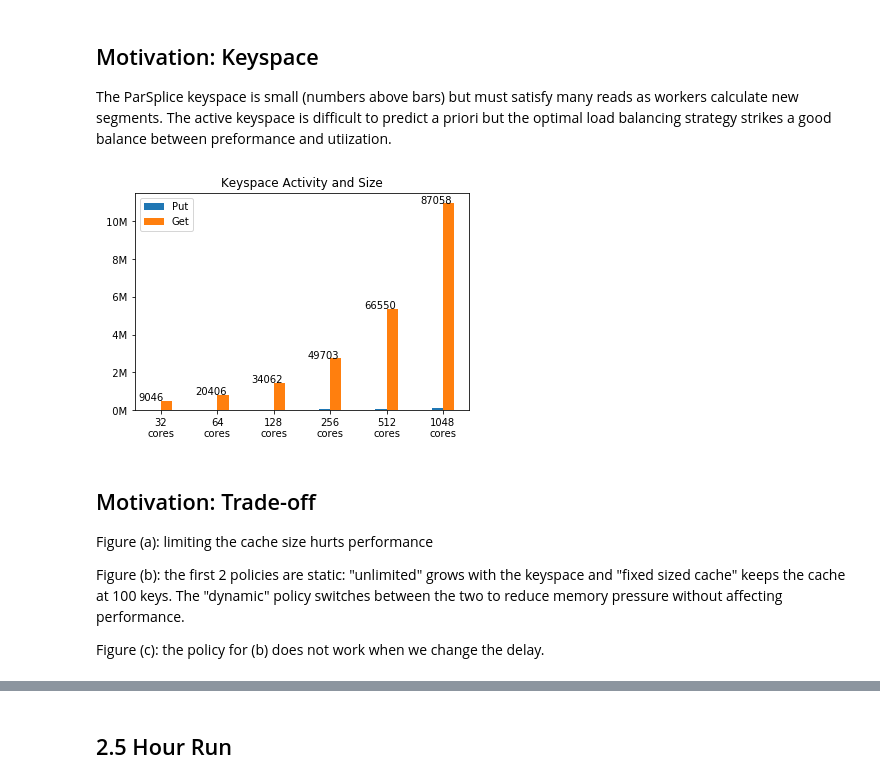
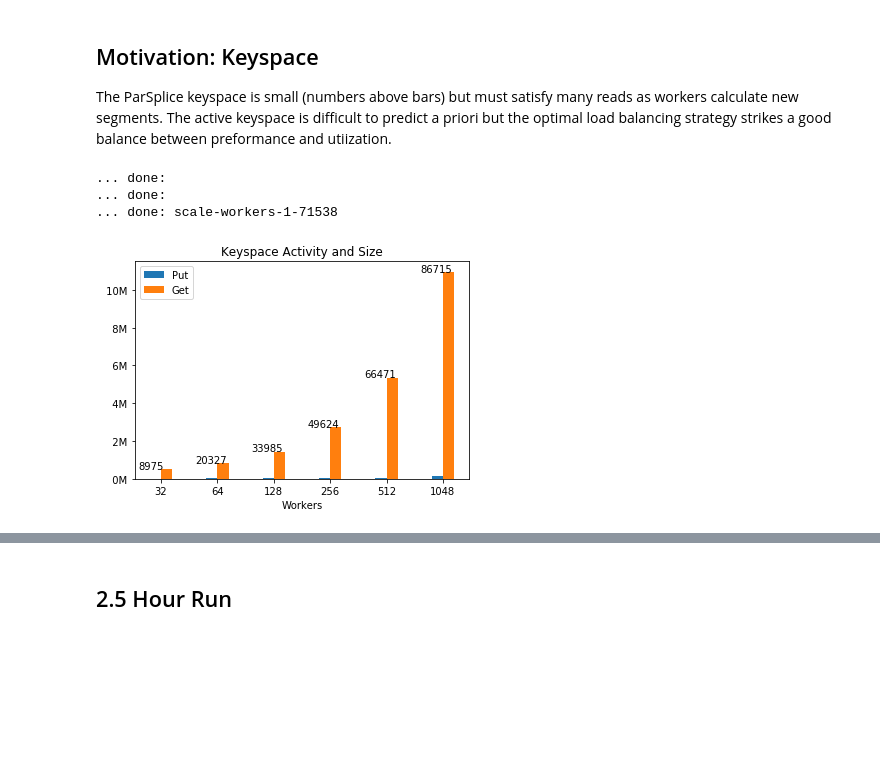
Before and after one commit to michaelsevilla/parsplice-popper, a Jupyter notebook: viz/viz-paper.ipynb, the cells around one changed output, grey strips where cells are left out. Saved outputs shown, nothing was run; the diff lists cells and outputs as text; code cells hidden in the pictures; blank space fills up the shorter version.

Commit message:
paper: first draft
Signed-off-by: Michael Sevilla <mikesevilla3@gmail.com>

```diff
--- a/viz/viz-paper.ipynb
+++ b/viz/viz-paper.ipynb
@@ -35,3 +71,14 @@ The ParSplice keyspace is small (numbers above bars) but must satisfy many reads
+# %%
+dfs = {}   # global data structure with parsed data
+stats = [] # dumps stats at the end
+stats.append(parse(dfs, "4 Node, 100K", d+"nano-sepminima/scale-keyspace-trace/scale-workers-4-71541/"))
+stats.append(parse(dfs, "4 Node, 1M",   d+"nano-sepminima/scale-keyspace-trace/scale-workers-1M-4-71537/"))
+stats.append(parse(dfs, "1 Node, 100K", d+"nano-sepminima/scale-keyspace-trace/scale-workers-1-71538"))
+stats.append(parse(dfs, "1 Node, 1M", d+"nano-sepminima/scale-keyspace-trace/scale-workers-1M-1-71684"))
+# %% [output]
+... done:
+... done:
+... done: scale-workers-1-71538
 # %%
 #Furthermore, the keypspace grows in a structured way, so we can predict the number and popularity of hot keys.
 def get_perfcount(op, results, rank="1"):
@@ -53,12 +100,12 @@ def get_rank_ops(op_mem, op_db):
     for run in [d+"nano-sepminima/scale-workers-1to8n/scale-workers-1-71033",
                 d+"nano-sepminima/scale-workers-1to8n/scale-workers-2-71035",
                 d+"nano-sepminima/scale-workers-1to8n/scale-workers-4-71036"]:
-        label.append(str(int(os.path.basename(run).split('-')[2])*32) + "\ncores")
+        label.append(str(int(os.path.basename(run).split('-')[2])*32))
         InMemoryDB.append(get_perfcount(op_mem, run, rank="3").tail(1)['count'])
         WorkManager.append(get_perfcount(op_mem, run).tail(1)['count'])
         PersistentDB.append(get_perfcount(op_db, run, rank="2").tail(1)['count'])
 
-    label.append("256\ncores")
+    label.append("256")
     df = get_perfcount(op_mem, d+"nano-sepminima/scale-mantle-workers/scale-mantle-unlimited-71705", rank="3")
     df = df[df['shift']==4200]
     InMemoryDB.append(df['count'])
@@ -69,7 +116,7 @@ def get_rank_ops(op_mem, op_db):
     df = df[df['shift']==4200]
     PersistentDB.append(df['count'])
 
-    label.append("512\ncores")
+    label.append("512")
     df = get_perfcount(op_mem, d+"nano-sepminima/scale-workers-1to8n/scale-workers-16-71161", rank="3")
     df = df[df['shift']==4200]
     InMemoryDB.append(df['count'])
@@ -81,62 +128,39 @@ def get_rank_ops(op_mem, op_db):
     if len(df) == 0: PersistentDB.append(0)
     else: PersistentDB.append(df['count'])
 
-    label.append("1048\ncores")
+    label.append("1048")
     df = get_perfcount(op_mem,d+"nano-sepminima/scale-keyspace-trace/scale-workers-32-71694/", rank="3")
     InMemoryDB.append(df.tail(1)['count'])
     df = get_perfcount(op_mem, d+"nano-sepminima/scale-keyspace-trace/scale-workers-32-71694/")
     df1 = get_perfcount(op_mem, d+"nano-sepminima/scale-keyspace-trace/scale-workers-32-71694/", rank="2")
     WorkManager.append(float(df.tail(1)['count']) + float(df1.tail(1)['count']))
     df = get_perfcount(op_db, d+"nano-sepminima/scale-keyspace-trace/scale-workers-32-71694/", rank="1")
     PersistentDB.append(df.tail(1)['count'])
 
     return InMemoryDB, WorkManager, PersistentDB, label
 
 fig, ax = plt.subplots(1, 1)#, figsize=(8, 3))
 fig.subplots_adjust(wspace=0.25)
 InMemoryDB, WorkManager, PersistentDB, label = get_rank_ops("DBMemoryPut", "LDBPut")
 ax.bar(np.arange(len(WorkManager))-0.1, WorkManager, width=0.2, label="Put")
-#ax[0].bar(np.arange(len(InMemoryDB))-0.1, InMemoryDB, width=0.2, label="Put")
-#ax[2].bar(np.arange(len(PersistentDB))-0.1, PersistentDB, width=0.2, label="Put")
 
-InMemoryDB, WorkManager, PersistentDB, label = get_rank_ops("DBMemoryGet", "LDBGet")
-x = np.arange(len(WorkManager))+0.1
-y = WorkManager
+InMemoryDBG, WorkManagerG, PersistentDBG, label = get_rank_ops("DBMemoryGet", "LDBGet")
+x = np.arange(len(WorkManagerG))+0.1
+y = WorkManagerG
 ax.bar(x, y, width=0.2, label="Get")
-#ax[0].bar(np.arange(len(InMemoryDB))+0.1, InMemoryDB, width=0.2, label="Get")
-#ax[2].bar(np.arange(len(PersistentDB))+0.1, PersistentDB, width=0.2, label="Get")
 
 ax.set_title("Keyspace Activity and Size")
 ax.set_xticks(range(0, len(InMemoryDB)))
 ax.set_xticklabels(label)
-#ax.set_ylim(0, 10*1000*1000)
+ax.set_xlabel("Workers")
 ax.legend()
 
 k = 0
 for i,j in zip(x,y):
     ax.annotate(str(int(InMemoryDB[k])),xy=(i-0.5,j+0))
     k += 1
 
-#ax[0].set_title("Keyspace Size)
-#ax[0].set_ylabel("# of Operations")
-#ax[0].set_xticks(range(0, len(WorkManager)))
-#ax[0].set_xticklabels(label); ax[1].legend()
-
-#ax[2].set_title("Persistent DB Node")
-#ax[2].set_xticks(range(0, len(PersistentDB)))
-#ax[2].set_xticklabels(label); ax[2].legend()
-
-#ax[1].set_yticklabels(['{:3.0f}M'.format(yval/(1000*1000)) for yval in ax[1].get_yticks()])
-x = ax.set_yticklabels(['{:3.0f}M'.format(yval/(1000*1000)) for yval in ax.get_yticks()])
-#x = ax[2].set_yticklabels(['{:3.0f}K'.format(yval/(1000)) for yval in ax[2].get_yticks()])#
+ax.set_yticklabels(['{:3.0f}M'.format(yval/(1000*1000)) for yval in ax.get_yticks()])
 fig.savefig("../paper/figures/methodology-keyspace.png", bbox_inches='tight', dpi=400)
 # %% [output]
-[figure, old version]
+[figure, new version]
-# %% [markdown]
-## Motivation: Trade-off
-
-Figure (a): limiting the cache size hurts performance
-
-Figure (b): the first 2 policies are static: "unlimited" grows with the keyspace and "fixed sized cache" keeps the cache at 100 keys. The "dynamic" policy switches between the two to reduce memory pressure without affecting performance.
-
-Figure (c): the policy for (b) does not work when we change the delay.
```
Also changed, not shown: parts of 22 cells of this notebook, 10 other files.
